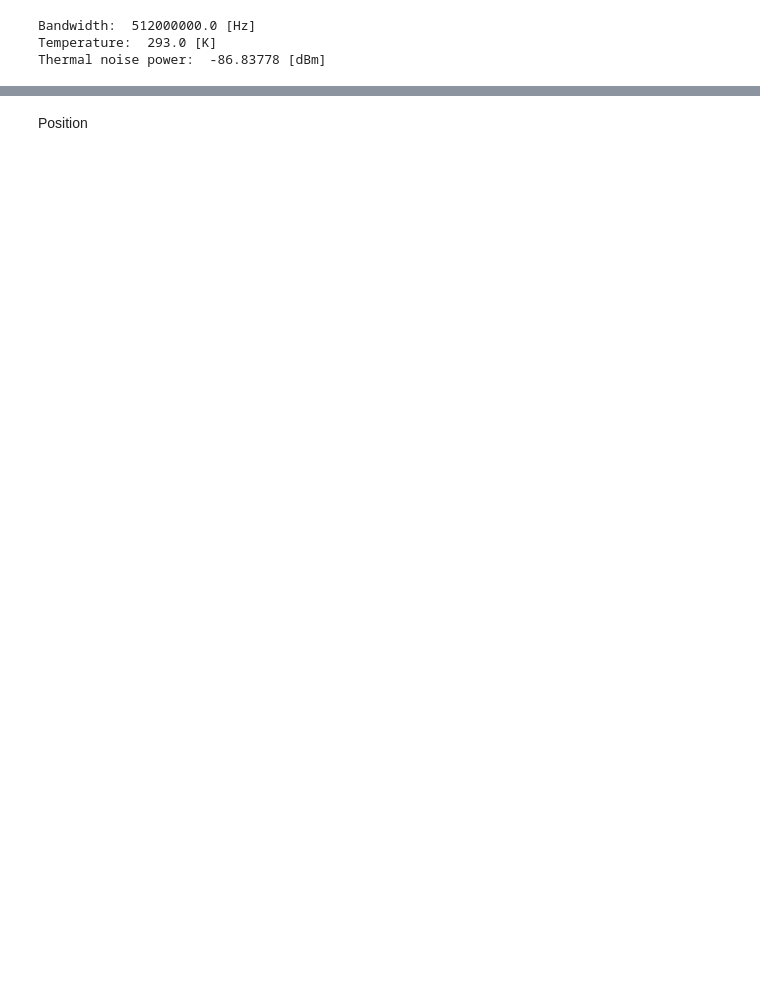
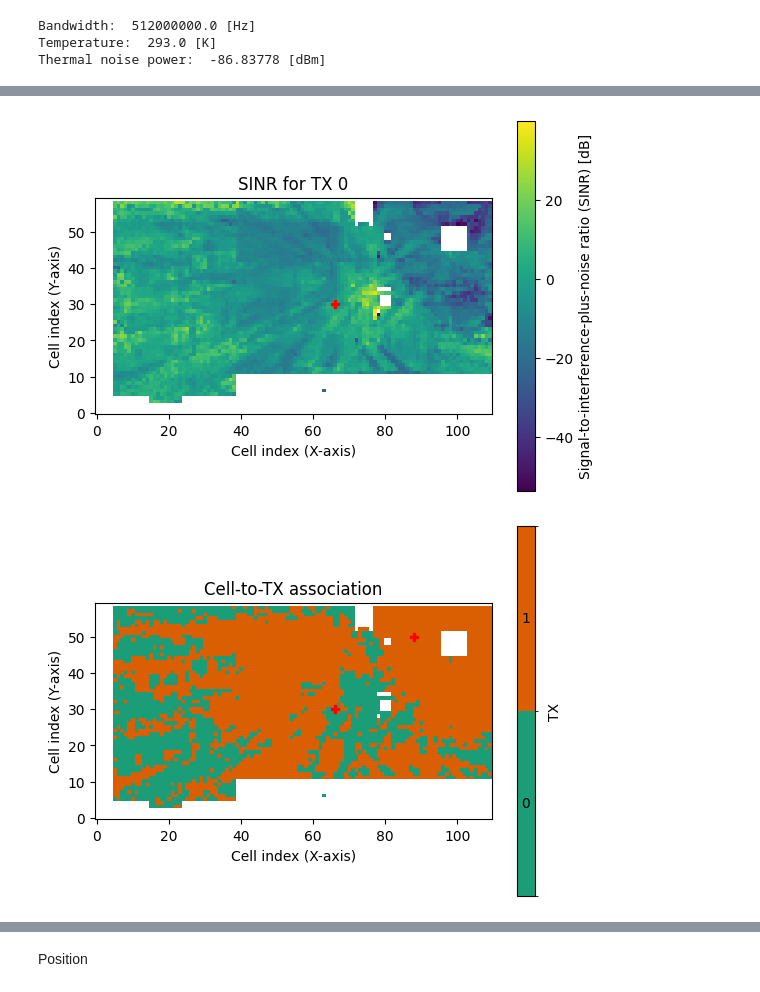
Before and after one commit to marekcrn/Masters-thesis, a Jupyter notebook: Broadband_noise_simulation.ipynb, the cells around one changed output, grey strips where cells are left out. Cells and saved outputs as stored; diff of their text form; code cells hidden in the pictures; blank space fills up the shorter version.

```diff
--- a/Broadband_noise_simulation.ipynb
+++ b/Broadband_noise_simulation.ipynb
@@ -731,15 +730,18 @@ def coverage_map_fnc(tx_position, noise_position, tx_orientation, noise_orientat
 
     return cm
 # %%
-cm1 = coverage_map_fnc(tx_position = [0.8,2.8,1],
+cm1 = coverage_map_fnc(tx_position = [6.1,2.5,1],
                       noise_position = [8.4,4.5,1],
                       tx_orientation = [6.4,3,1],
                       noise_orientation = [6.4,3,1],
                       pattern = "iso",
                       tx_power = 40,
-                      noise_power = 40,
+                      noise_power = 50,
                       cm_height = 1)
 
 cm1.show(metric="sinr", tx=0);
 cm1.show_association("rss");
+# %% [output]
+[figure, added]
+[figure, added]
 # %%
```
Also changed, not shown: parts of 23 cells of this notebook, 3 other files.
